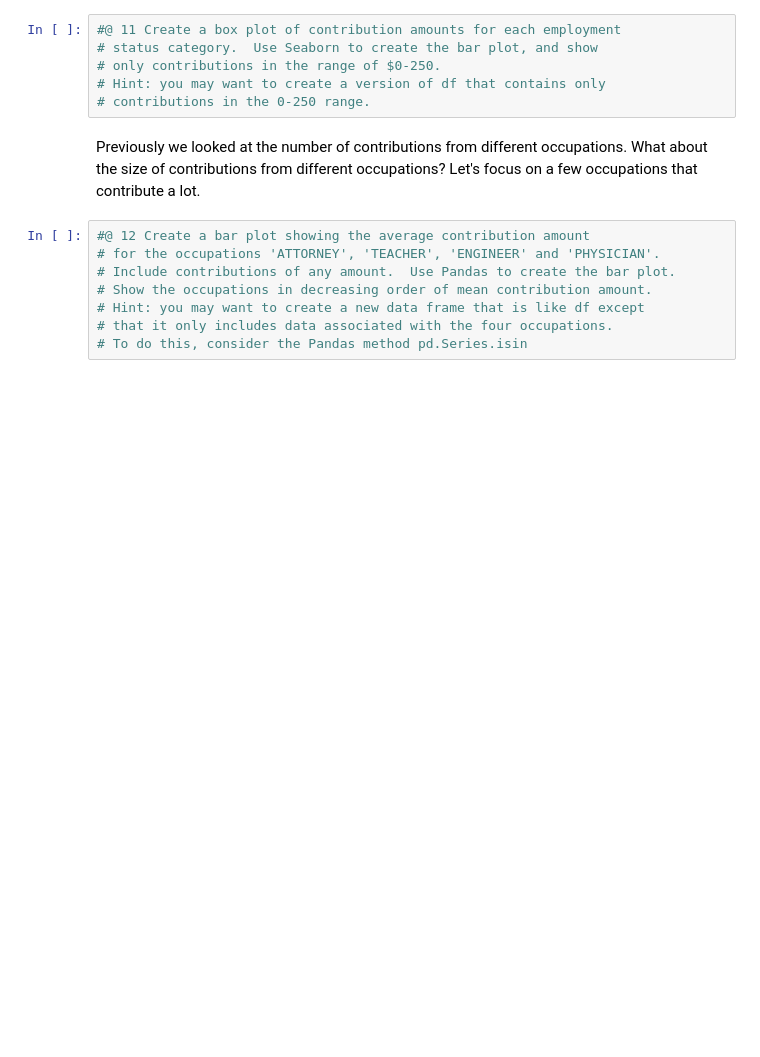
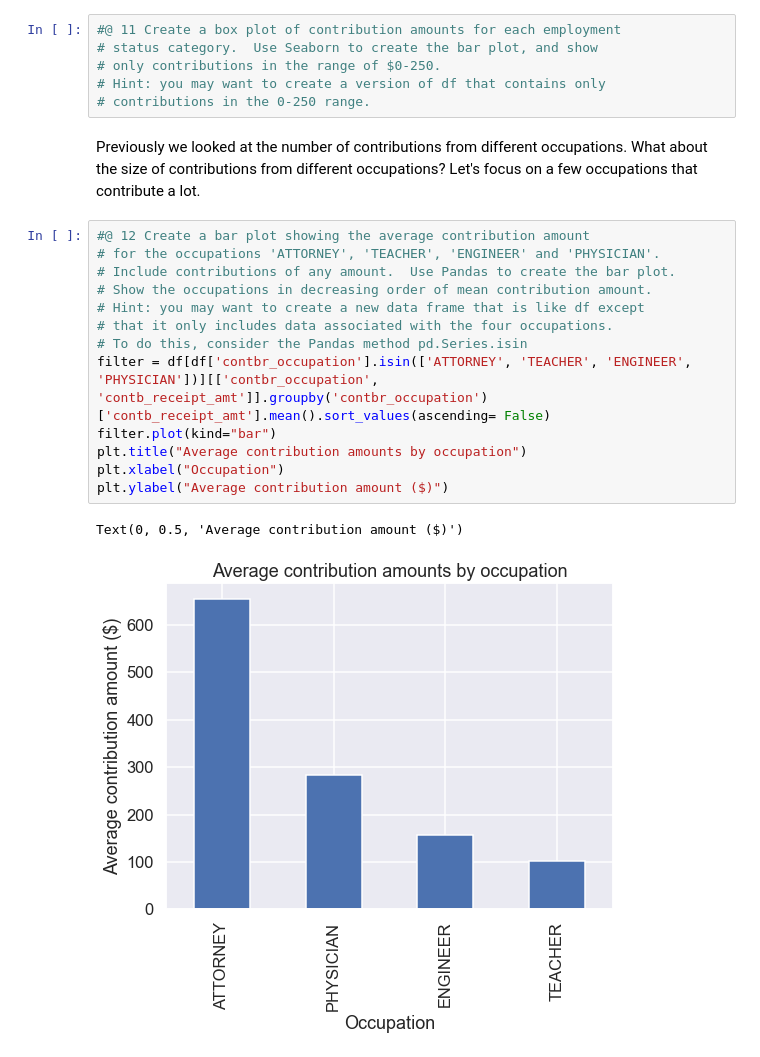
Before and after one commit to justinmello32/cst383-week5, a Jupyter notebook: campaign-exploration.ipynb, the cells around one changed output. Cells and saved outputs as stored; diff of their text form; blank space fills up the shorter version.

```diff
--- a/campaign-exploration.ipynb
+++ b/campaign-exploration.ipynb
@@ -214,8 +214,16 @@ Previously we looked at the number of contributions from different occupations.
 # %%
 #@ 12 Create a bar plot showing the average contribution amount
 # for the occupations 'ATTORNEY', 'TEACHER', 'ENGINEER' and 'PHYSICIAN'.
 # Include contributions of any amount.  Use Pandas to create the bar plot.
 # Show the occupations in decreasing order of mean contribution amount.
 # Hint: you may want to create a new data frame that is like df except
 # that it only includes data associated with the four occupations.
 # To do this, consider the Pandas method pd.Series.isin
+filter = df[df['contbr_occupation'].isin(['ATTORNEY', 'TEACHER', 'ENGINEER', 'PHYSICIAN'])][['contbr_occupation', 'contb_receipt_amt']].groupby('contbr_occupation')['contb_receipt_amt'].mean().sort_values(ascending= False)
+filter.plot(kind="bar")
+plt.title("Average contribution amounts by occupation")
+plt.xlabel("Occupation")
+plt.ylabel("Average contribution amount ($)")
+# %% [output]
+Text(0, 0.5, 'Average contribution amount ($)')
+[figure, added]
```
